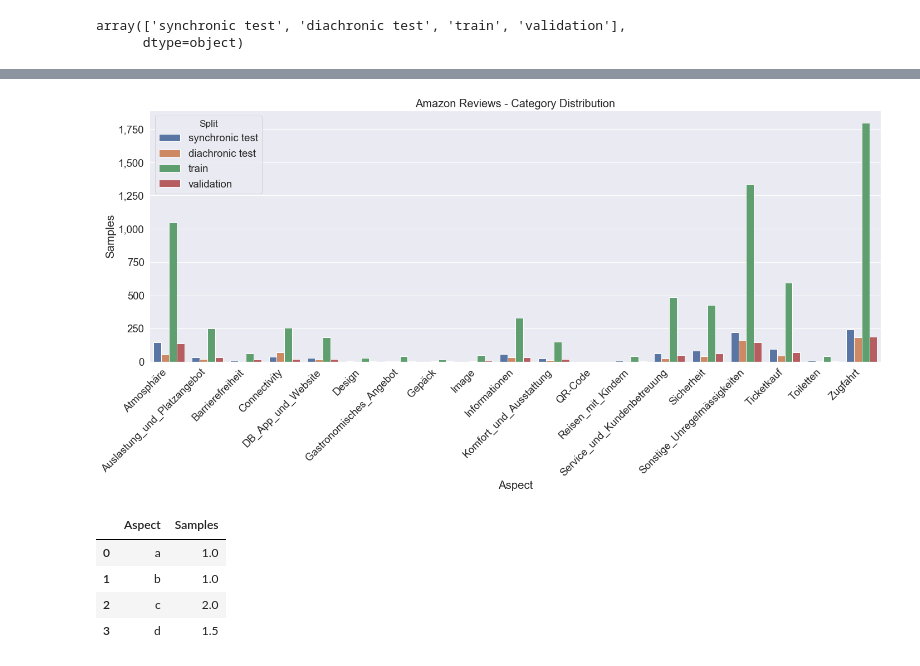
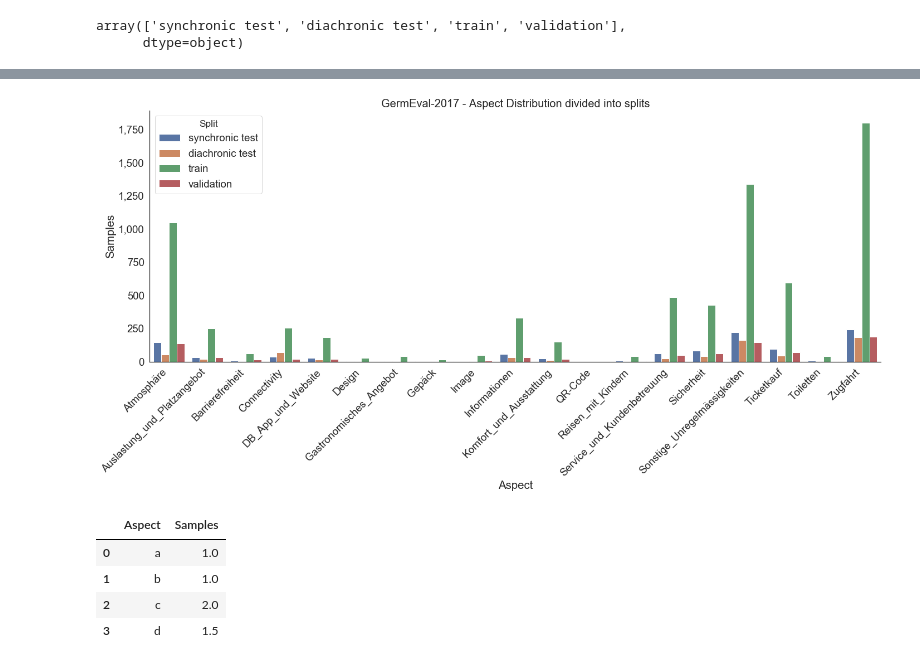
Before and after one commit to felixSchober/ABSA-Transformer, a Jupyter notebook: 00_Graphs.ipynb, the cells around one changed output, grey strips where cells are left out. Drawn from its saved outputs; the diff is of its cells as text; code cells hidden in the pictures.

Commit message:
further graph updates

```diff
--- a/00_Graphs.ipynb
+++ b/00_Graphs.ipynb
@@ -220,15 +221,17 @@ df
 # %%
 plt.figure(figsize=(20,10))
 ax = sns.barplot(data=df, hue='Split', x='Aspect', y='Samples')
-plt.title(f"Amazon Reviews - Category Distribution", fontsize=20)
+plt.title(f"GermEval-2017 - Aspect Distribution divided into splits", fontsize=20)
 plt.xticks(rotation=45, ha="right")
 ax.get_yaxis().get_major_formatter().set_scientific(False)
+ax.yaxis.set_major_formatter(mpl.ticker.StrMethodFormatter('{x:,.0f}'))
+p = os.path.join(os.getcwd(), 'Thesis', 'figures', '08_appendix', '08_germevalAspects.pdf')
 plt.tight_layout(pad=0.4, w_pad=0.5, h_pad=1.0)
-ax.yaxis.set_major_formatter(mpl.ticker.StrMethodFormatter('{x:,.0f}'))
-
-plt.savefig("05_germevalAspects.pdf")
+sns.despine()
+plt.savefig(p)
+plt.savefig(p)
 # %% [output]
-[figure, old version]
+[figure, new version]
 # %%
 target_sentiment_samples  = [1, 1, 2, 1.5]
 target_sentiment_distribution_labels = ['a', 'b', 'c', 'd']
```
Also changed, not shown: parts of 5 cells of this notebook, 5 other files.
